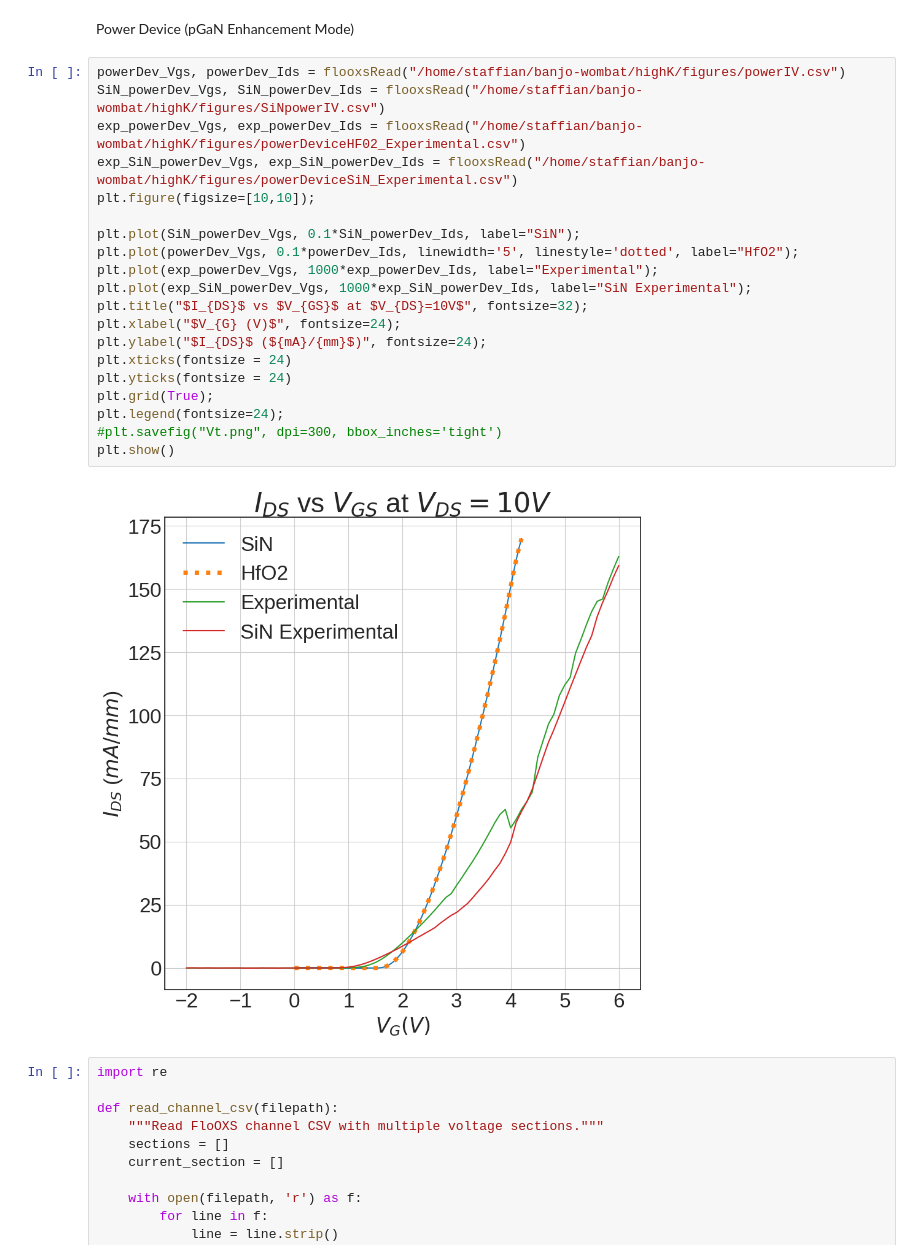
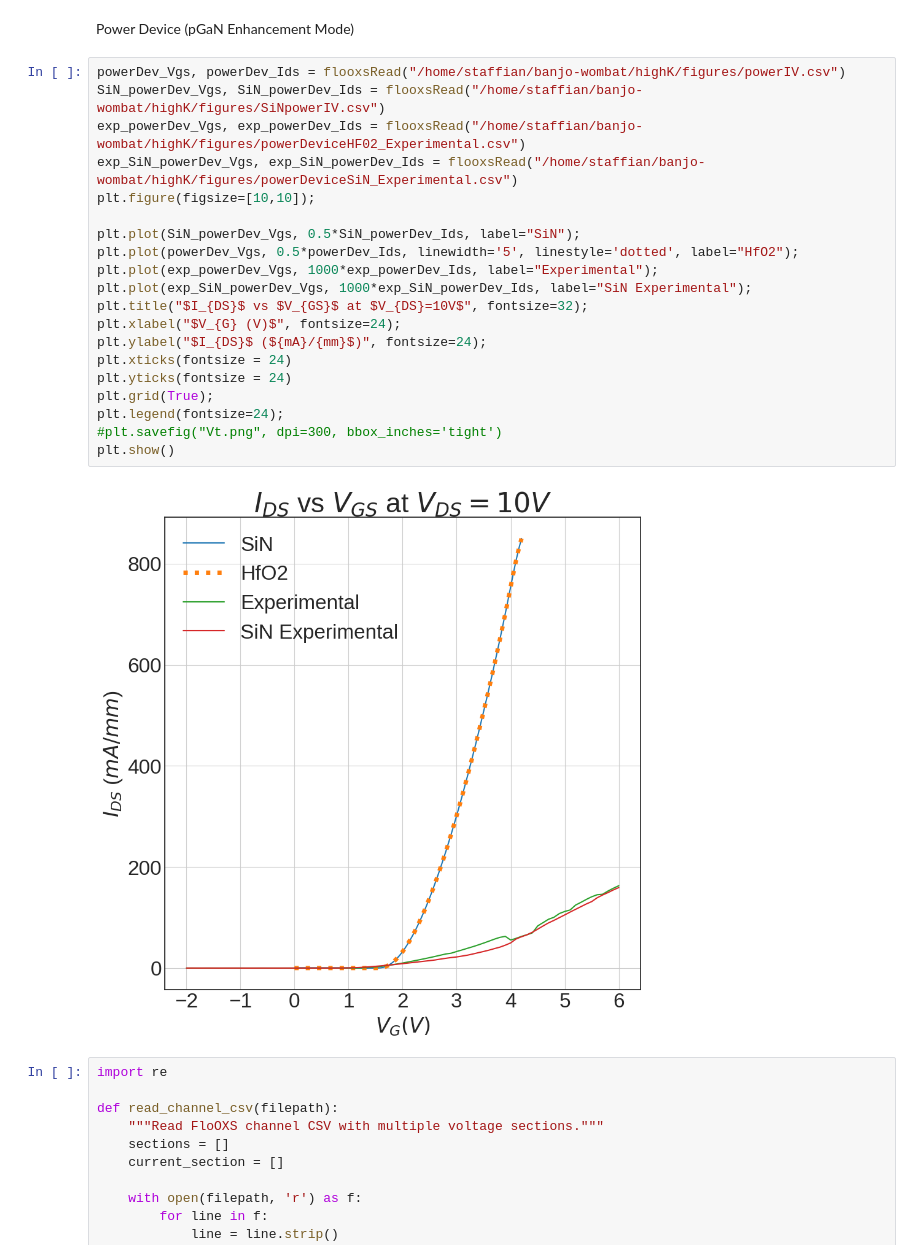
Before and after one commit to IanStafford/banjo-wombat, a Jupyter notebook: highK/figures.ipynb, the cells around one changed output. Cells and saved outputs as stored; diff of their text form.

```diff
--- a/highK/figures.ipynb
+++ b/highK/figures.ipynb
@@ -107,25 +107,25 @@ Power Device (pGaN Enhancement Mode)
 # %%
 powerDev_Vgs, powerDev_Ids = flooxsRead("/home/staffian/banjo-wombat/highK/figures/powerIV.csv")
 SiN_powerDev_Vgs, SiN_powerDev_Ids = flooxsRead("/home/staffian/banjo-wombat/highK/figures/SiNpowerIV.csv")
 exp_powerDev_Vgs, exp_powerDev_Ids = flooxsRead("/home/staffian/banjo-wombat/highK/figures/powerDeviceHF02_Experimental.csv")
 exp_SiN_powerDev_Vgs, exp_SiN_powerDev_Ids = flooxsRead("/home/staffian/banjo-wombat/highK/figures/powerDeviceSiN_Experimental.csv")
 plt.figure(figsize=[10,10]);
 
-plt.plot(SiN_powerDev_Vgs, 0.1*SiN_powerDev_Ids, label="SiN");
-plt.plot(powerDev_Vgs, 0.1*powerDev_Ids, linewidth='5', linestyle='dotted', label="HfO2");
+plt.plot(SiN_powerDev_Vgs, 0.5*SiN_powerDev_Ids, label="SiN");
+plt.plot(powerDev_Vgs, 0.5*powerDev_Ids, linewidth='5', linestyle='dotted', label="HfO2");
 plt.plot(exp_powerDev_Vgs, 1000*exp_powerDev_Ids, label="Experimental");
 plt.plot(exp_SiN_powerDev_Vgs, 1000*exp_SiN_powerDev_Ids, label="SiN Experimental");
 plt.title("$I_{DS}$ vs $V_{GS}$ at $V_{DS}=10V$", fontsize=32);
 plt.xlabel("$V_{G} (V)$", fontsize=24);
 plt.ylabel("$I_{DS}$ (${mA}/{mm}$)", fontsize=24);
 plt.xticks(fontsize = 24)
 plt.yticks(fontsize = 24)
 plt.grid(True);
 plt.legend(fontsize=24);
 #plt.savefig("Vt.png", dpi=300, bbox_inches='tight')
 plt.show()
 # %% [output]
-[figure, old version]
+[figure, new version]
 # %%
 import re
 
```
Also changed, not shown: parts of 1 cell of this notebook, 10 other files.
